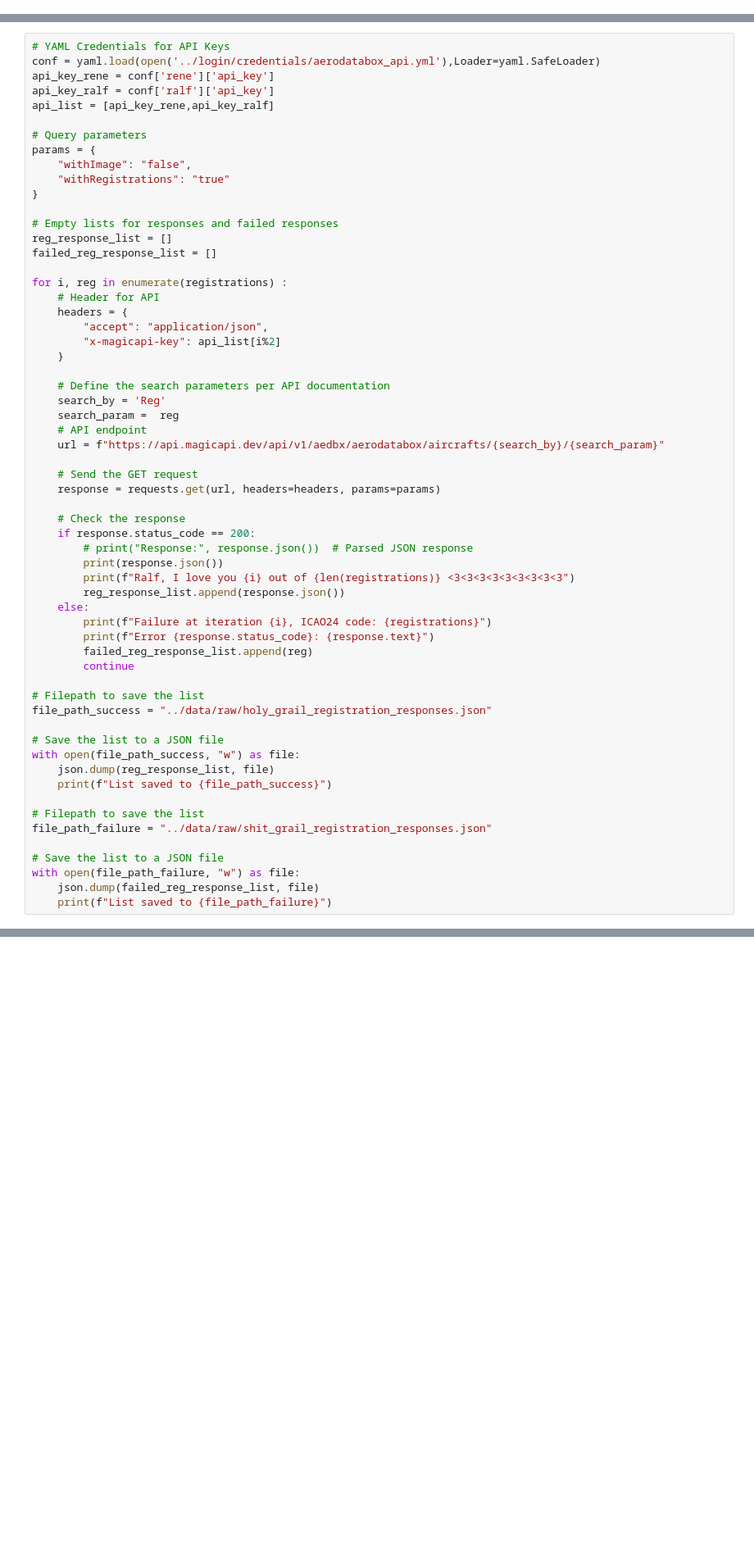
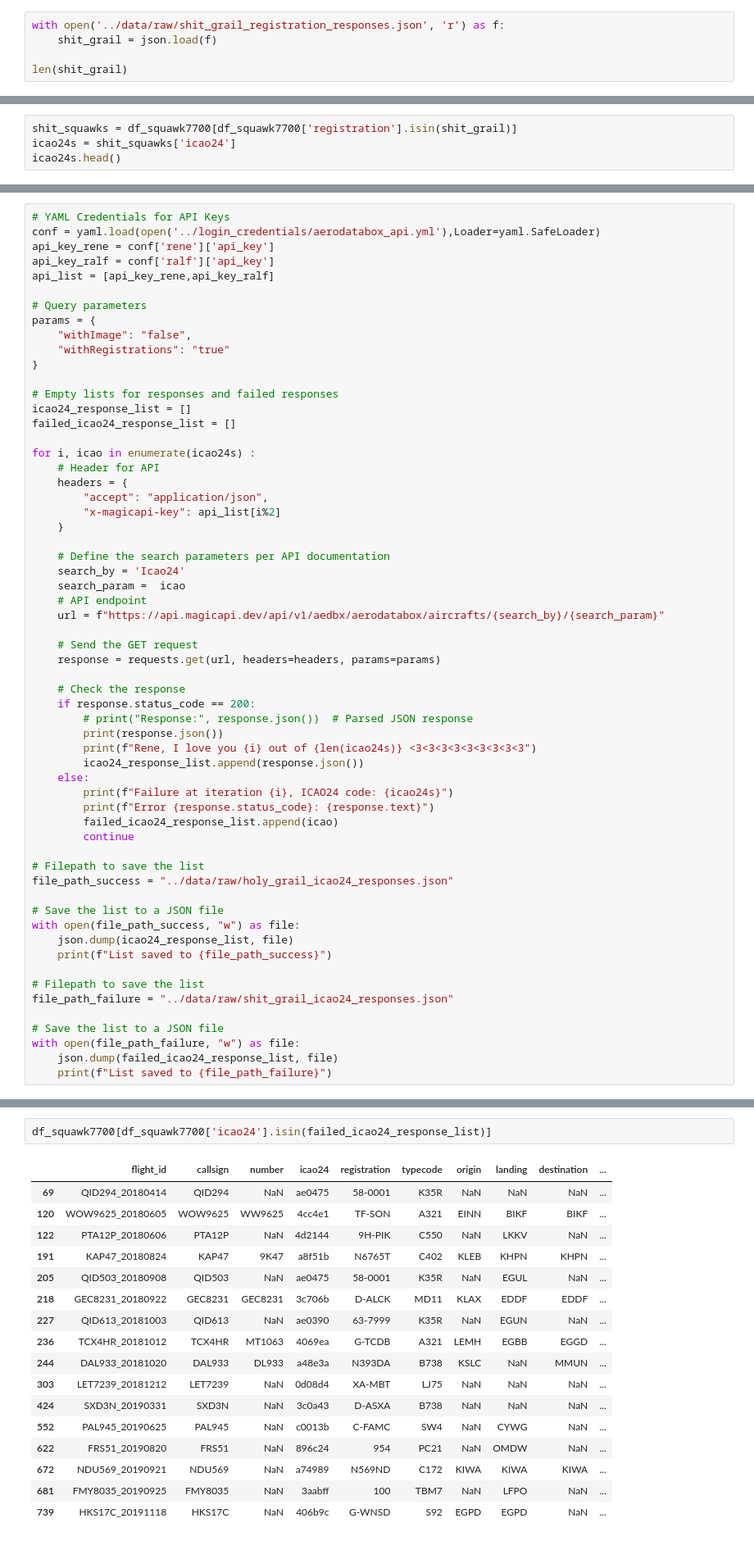
Before and after one commit to ralfreuvers/Constructor-Group-Project-Aviation, a Jupyter notebook: notebooks/API_aircraft_data_extraction_by_registration.ipynb, the cells around one changed output, grey strips where cells are left out. Shown: that part at 82% size. Drawn from its saved outputs; the diff is of its cells as text; blank space fills up the shorter version.

```diff
--- a/notebooks/API_aircraft_data_extraction_by_registration.ipynb
+++ b/notebooks/API_aircraft_data_extraction_by_registration.ipynb
@@ -87,3 +86,8 @@ Ralf, I love you 491 out of 832 <3<3<3<3<3<3<3<3<3
 {'id': 24705, 'reg': 'OE-IVZ', 'active': True, 'serial': '6485', 'hexIcao': '4402AE', 'airlineName': 'EasyJet Europe', 'iataCodeShort': '320', 'icaoCode': 'A320', 'model': 'A320', 'modelCode': '320-21 ...
 # %% [markdown]
 # Shit extraction
+# %%
+with open('../data/raw/shit_grail_registration_responses.json', 'r') as f:
+    shit_grail = json.load(f)
+
+len(shit_grail)
@@ -89,0 +96,4 @@ Ralf, I love you 491 out of 832 <3<3<3<3<3<3<3<3<3
+# %%
+shit_squawks = df_squawk7700[df_squawk7700['registration'].isin(shit_grail)]
+icao24s = shit_squawks['icao24']
+icao24s.head()
@@ -90,6 +107,6 @@ Ralf, I love you 491 out of 832 <3<3<3<3<3<3<3<3<3
 # %%
 # YAML Credentials for API Keys
-conf = yaml.load(open('../login/credentials/aerodatabox_api.yml'),Loader=yaml.SafeLoader)
+conf = yaml.load(open('../login_credentials/aerodatabox_api.yml'),Loader=yaml.SafeLoader)
 api_key_rene = conf['rene']['api_key']
 api_key_ralf = conf['ralf']['api_key']
 api_list = [api_key_rene,api_key_ralf]
@@ -101,10 +118,10 @@ params = {
 }
 
 # Empty lists for responses and failed responses
-reg_response_list = []
-failed_reg_response_list = []
+icao24_response_list = []
+failed_icao24_response_list = []
 
-for i, reg in enumerate(registrations) :
+for i, icao in enumerate(icao24s) :
     # Header for API
     headers = {
         "accept": "application/json",
@@ -112,8 +129,8 @@ for i, reg in enumerate(registrations) :
     }
 
     # Define the search parameters per API documentation
-    search_by = 'Reg'
-    search_param =  reg
+    search_by = 'Icao24'
+    search_param =  icao
     # API endpoint
     url = f"https://api.magicapi.dev/api/v1/aedbx/aerodatabox/aircrafts/{search_by}/{search_param}"
 
@@ -124,26 +141,26 @@ for i, reg in enumerate(registrations) :
     if response.status_code == 200:
         # print("Response:", response.json())  # Parsed JSON response
         print(response.json())
-        print(f"Ralf, I love you {i} out of {len(registrations)} <3<3<3<3<3<3<3<3<3")
-        reg_response_list.append(response.json())
+        print(f"Rene, I love you {i} out of {len(icao24s)} <3<3<3<3<3<3<3<3<3")
+        icao24_response_list.append(response.json())
     else:
-        print(f"Failure at iteration {i}, ICAO24 code: {registrations}")
+        print(f"Failure at iteration {i}, ICAO24 code: {icao24s}")
         print(f"Error {response.status_code}: {response.text}")
-        failed_reg_response_list.append(reg)
+        failed_icao24_response_list.append(icao)
         continue
 
 # Filepath to save the list
-file_path_success = "../data/raw/holy_grail_registration_responses.json"
+file_path_success = "../data/raw/holy_grail_icao24_responses.json"
 
 # Save the list to a JSON file
 with open(file_path_success, "w") as file:
-    json.dump(reg_response_list, file)
+    json.dump(icao24_response_list, file)
     print(f"List saved to {file_path_success}")
 
 # Filepath to save the list
-file_path_failure = "../data/raw/shit_grail_registration_responses.json"
+file_path_failure = "../data/raw/shit_grail_icao24_responses.json"
 
 # Save the list to a JSON file
 with open(file_path_failure, "w") as file:
-    json.dump(failed_reg_response_list, file)
+    json.dump(failed_icao24_response_list, file)
     print(f"List saved to {file_path_failure}")
@@ -149,0 +185,20 @@ with open(file_path_failure, "w") as file:
+# %%
+df_squawk7700[df_squawk7700['icao24'].isin(failed_icao24_response_list)]
+# %% [output]
+|  | flight_id | callsign | number | icao24 | registration | typecode | origin | landing | destination | ... |
+| 69 | QID294_20180414 | QID294 | NaN | ae0475 | 58-0001 | K35R | NaN | NaN | NaN | ... |
+| 120 | WOW9625_20180605 | WOW9625 | WW9625 | 4cc4e1 | TF-SON | A321 | EINN | BIKF | BIKF | ... |
+| 122 | PTA12P_20180606 | PTA12P | NaN | 4d2144 | 9H-PIK | C550 | NaN | LKKV | NaN | ... |
+| 191 | KAP47_20180824 | KAP47 | 9K47 | a8f51b | N6765T | C402 | KLEB | KHPN | KHPN | ... |
+| 205 | QID503_20180908 | QID503 | NaN | ae0475 | 58-0001 | K35R | NaN | EGUL | NaN | ... |
+| 218 | GEC8231_20180922 | GEC8231 | GEC8231 | 3c706b | D-ALCK | MD11 | KLAX | EDDF | EDDF | ... |
+| 227 | QID613_20181003 | QID613 | NaN | ae0390 | 63-7999 | K35R | NaN | EGUN | NaN | ... |
+| 236 | TCX4HR_20181012 | TCX4HR | MT1063 | 4069ea | G-TCDB | A321 | LEMH | EGBB | EGGD | ... |
+| 244 | DAL933_20181020 | DAL933 | DL933 | a48e3a | N393DA | B738 | KSLC | NaN | MMUN | ... |
+| 303 | LET7239_20181212 | LET7239 | NaN | 0d08d4 | XA-MBT | LJ75 | NaN | NaN | NaN | ... |
+| 424 | SXD3N_20190331 | SXD3N | NaN | 3c0a43 | D-ASXA | B738 | NaN | NaN | NaN | ... |
+| 552 | PAL945_20190625 | PAL945 | NaN | c0013b | C-FAMC | SW4 | NaN | CYWG | NaN | ... |
+| 622 | FRS51_20190820 | FRS51 | NaN | 896c24 | 954 | PC21 | NaN | OMDW | NaN | ... |
+| 672 | NDU569_20190921 | NDU569 | NaN | a74989 | N569ND | C172 | KIWA | KIWA | KIWA | ... |
+| 681 | FMY8035_20190925 | FMY8035 | NaN | 3aabff | 100 | TBM7 | NaN | LFPO | NaN | ... |
+| 739 | HKS17C_20191118 | HKS17C | NaN | 406b9c | G-WNSD | S92 | EGPD | EGPD | NaN | ... |
```
Also changed, not shown: parts of 5 cells of this notebook, 1 other file.
